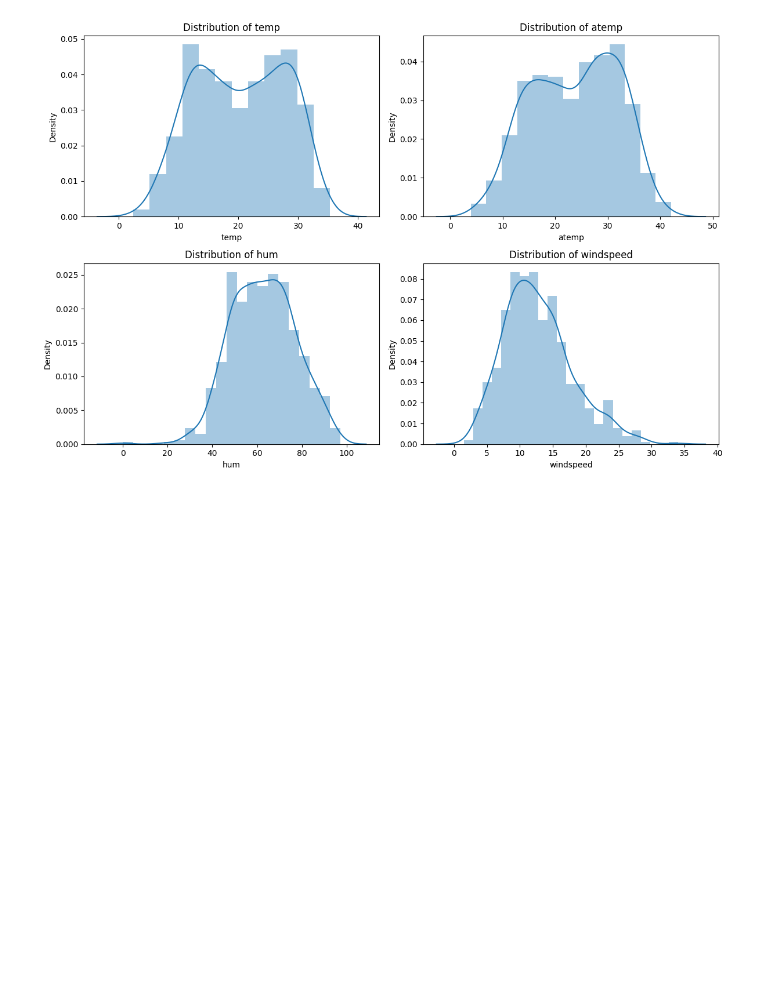
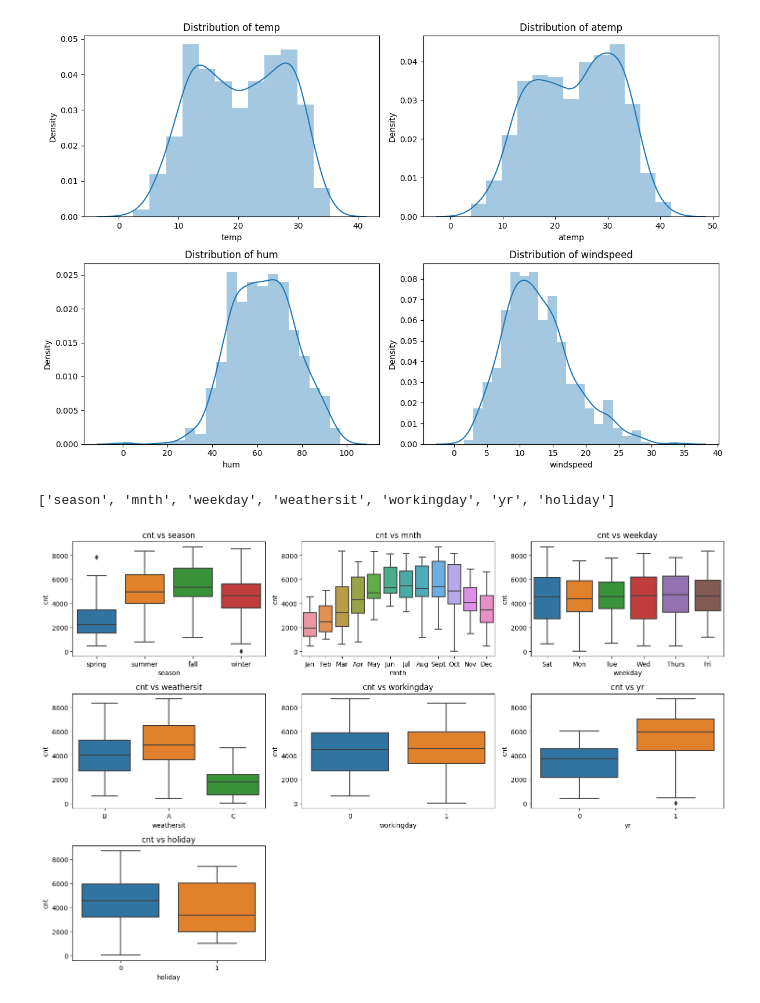
Before and after one commit to CodeByD3v/ML-Experiments, a Jupyter notebook: Boom Bikes/Bike-Sharing-Prediction.ipynb, the cells around one changed output. Drawn from its saved outputs; the diff is of its cells as text; code cells hidden in the pictures; blank space fills up the shorter version.

Commit message:
Feature Visualization - II

```diff
--- a/Boom Bikes/Bike-Sharing-Prediction.ipynb
+++ b/Boom Bikes/Bike-Sharing-Prediction.ipynb
@@ -259,3 +279,22 @@ plt.tight_layout()
 plt.show()
 # %% [output]
 [figure]
+# %%
+categorical_df =['season', 'mnth', 'weekday', 'weathersit' ,
+                 'workingday' , 'yr' , 'holiday']
+
+
+categorical_df
+# %% [output]
+['season', 'mnth', 'weekday', 'weathersit', 'workingday', 'yr', 'holiday']
+# %%
+# Bivariate Analysis with target variable
+plt.figure(figsize = (15, 10 ))
+for i , col in enumerate(categorical_df , 1 ):
+    plt.subplot(3 , 3 , i)
+    sns.boxplot(x = col , y = "cnt" , data = df)
+    plt.title(f"cnt vs {col}")
+plt.tight_layout()
+plt.show()
+# %% [output]
+[figure, added]
```
Also changed, not shown: parts of 3 cells of this notebook.
